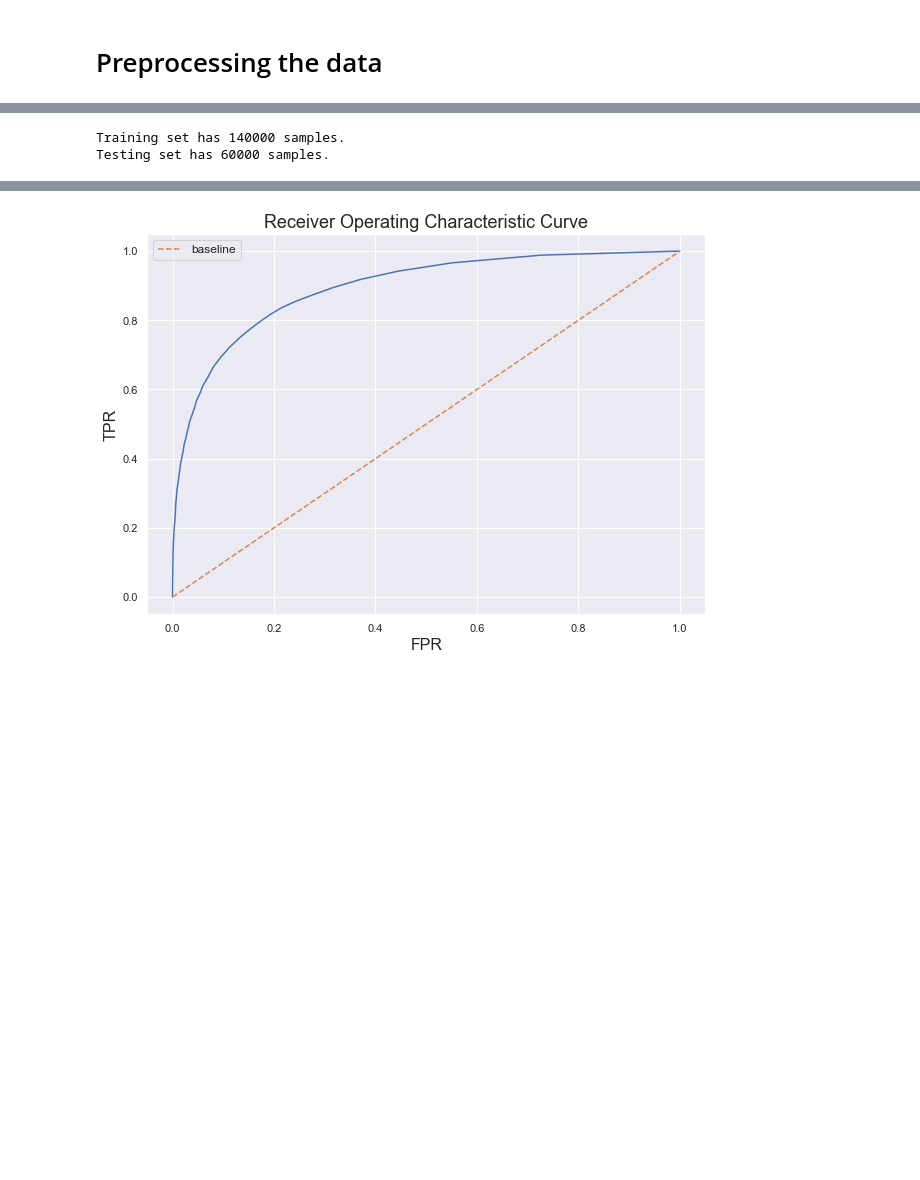
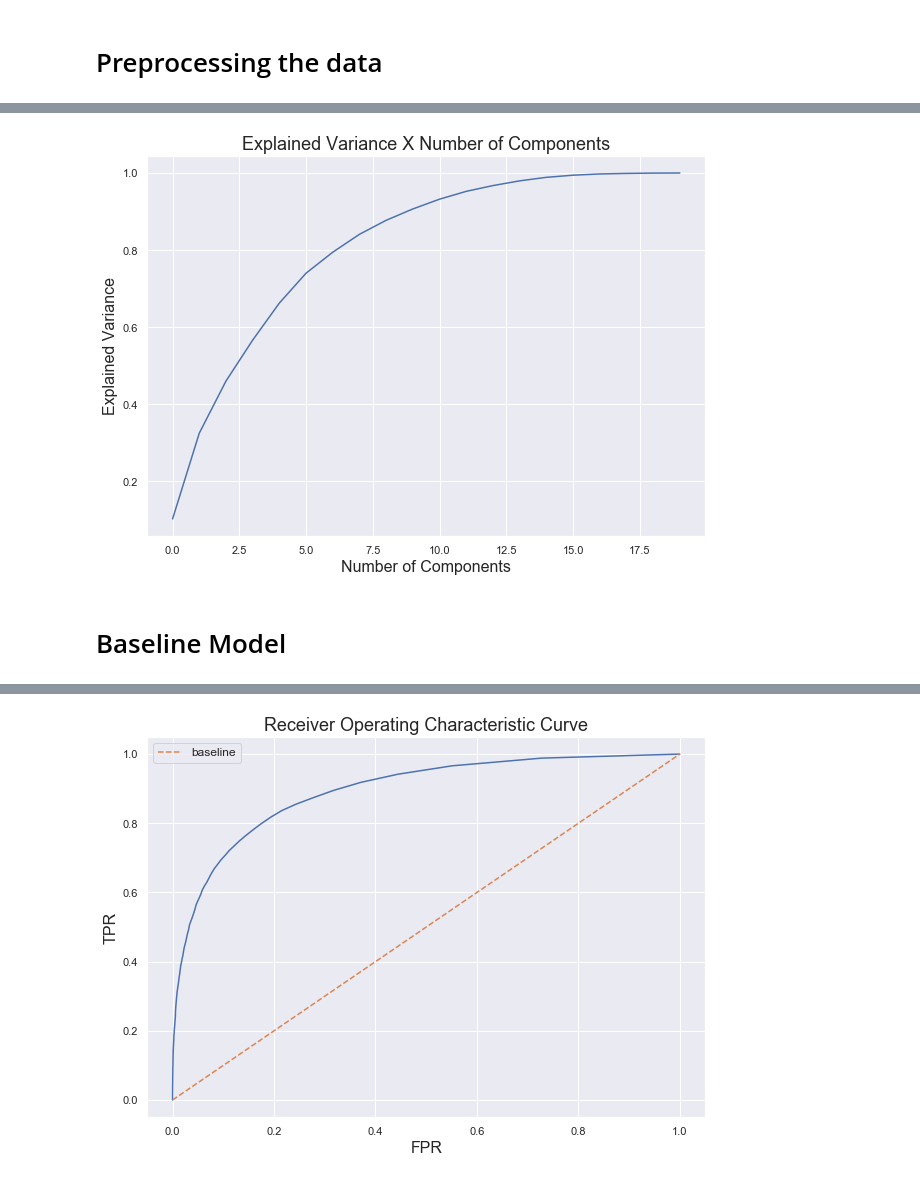
Before and after one commit to ederson-souza/Udacity-Capstone-Project, a Jupyter notebook: Capstone Project.ipynb, the cells around one changed output, grey strips where cells are left out. Drawn from its saved outputs; the diff is of its cells as text; code cells hidden in the pictures; blank space fills up the shorter version.

```diff
--- a/Capstone Project.ipynb
+++ b/Capstone Project.ipynb
@@ -89,10 +85,12 @@ scaled_features = scaler.fit_transform(X)
 # %%
-from sklearn.decomposition import PCA
-
+%%time
 #Compute explained variance by n_components
 variance = []
-for i in np.arange(2,len(X.columns)):
-    pca = PCA(n_components=i)
+for i, n in enumerate(np.arange(2,len(X.columns), 10)):
+    print("\rFitting PCA {}/19".format(i), end=" ")
+    sys.stdout.flush()
+
+    pca = PCA(n_components=n)
     pca.fit(X)
     variance.append(pca.explained_variance_ratio_.sum())
 
@@ -108 +106,2 @@ AttributeError: 'list' object has no attribute 'plot'
+[figure, added]
 # %%
@@ -114,16 +111,0 @@ X_pca = pca_transform(X, 150)
-# %%
-# Import train_test_split
-from sklearn.model_selection import train_test_split
-
-# Split the data into training and testing sets
-X_train, X_test, y_train, y_test = train_test_split(X_pca,
-                                                    y,
-                                                    test_size = 0.3,
-                                                    random_state = 0)
-
-# Show the results of the split
-print("Training set has {} samples.".format(X_train.shape[0]))
-print("Testing set has {} samples.".format(X_test.shape[0]))
-# %% [output]
-Training set has 140000 samples.
-Testing set has 60000 samples.
@@ -129,0 +115,2 @@ Testing set has 60000 samples.
+# %% [markdown]
+# Baseline Model
```
Also changed, not shown: parts of 32 cells of this notebook.
